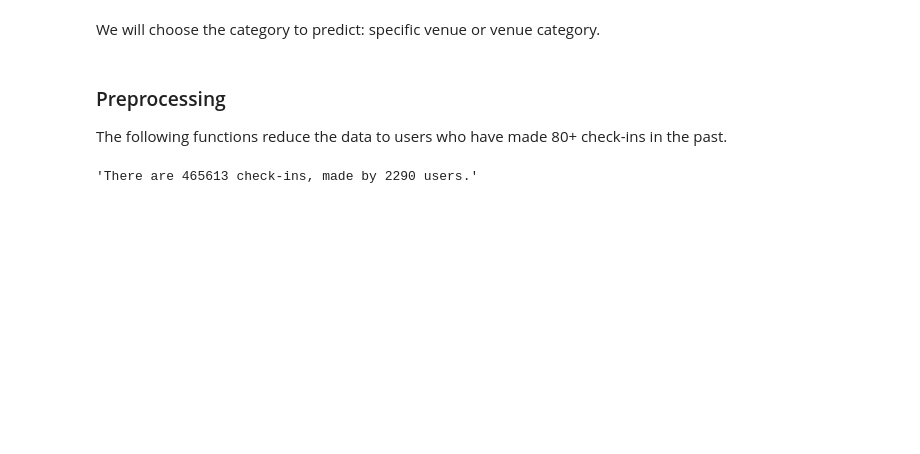
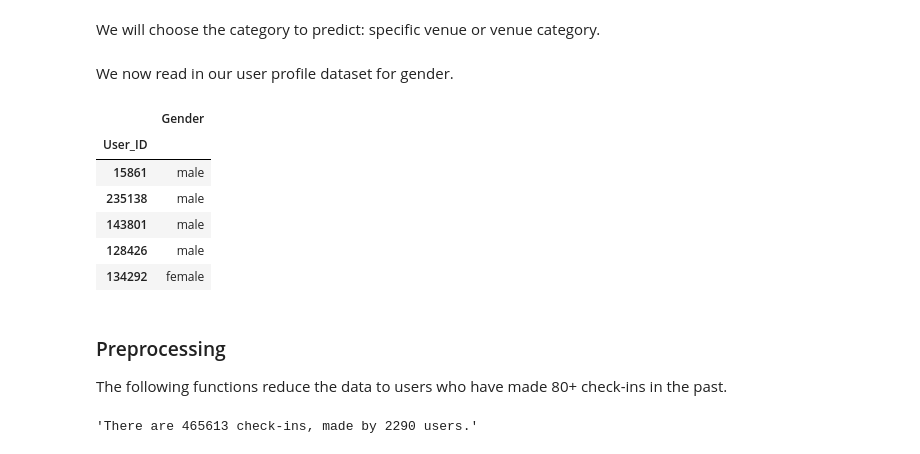
Before and after one commit to carolineh101/foursquare-check-in-prediction, a Jupyter notebook: matrix_factorization.ipynb, the cells around one changed output. Saved outputs shown, nothing was run; the diff lists cells and outputs as text; code cells hidden in the pictures; blank space fills up the shorter version.

```diff
--- a/matrix_factorization.ipynb
+++ b/matrix_factorization.ipynb
@@ -29,3 +28,17 @@ category = 'Category'  # 'Venue_ID'
+# %% [markdown]
+We now read in our user profile dataset for gender.
+# %%
+user_profiles = 'dataset_UbiComp2016/dataset_UbiComp2016_UserProfile_NYC.txt'
+genders = pd.read_csv(user_profiles, usecols=[0, 1], delimiter='\t', header=None, names=['User_ID', 'Gender']).set_index('User_ID')
+genders.head()
+# %% [output]
+|  | Gender |
+| User_ID |  |
+| 15861 | male |
+| 235138 | male |
+| 143801 | male |
+| 128426 | male |
+| 134292 | female |
 # %% [markdown]
 ### Preprocessing
 
```
Also changed, not shown: parts of 17 cells of this notebook, 1 other file.
